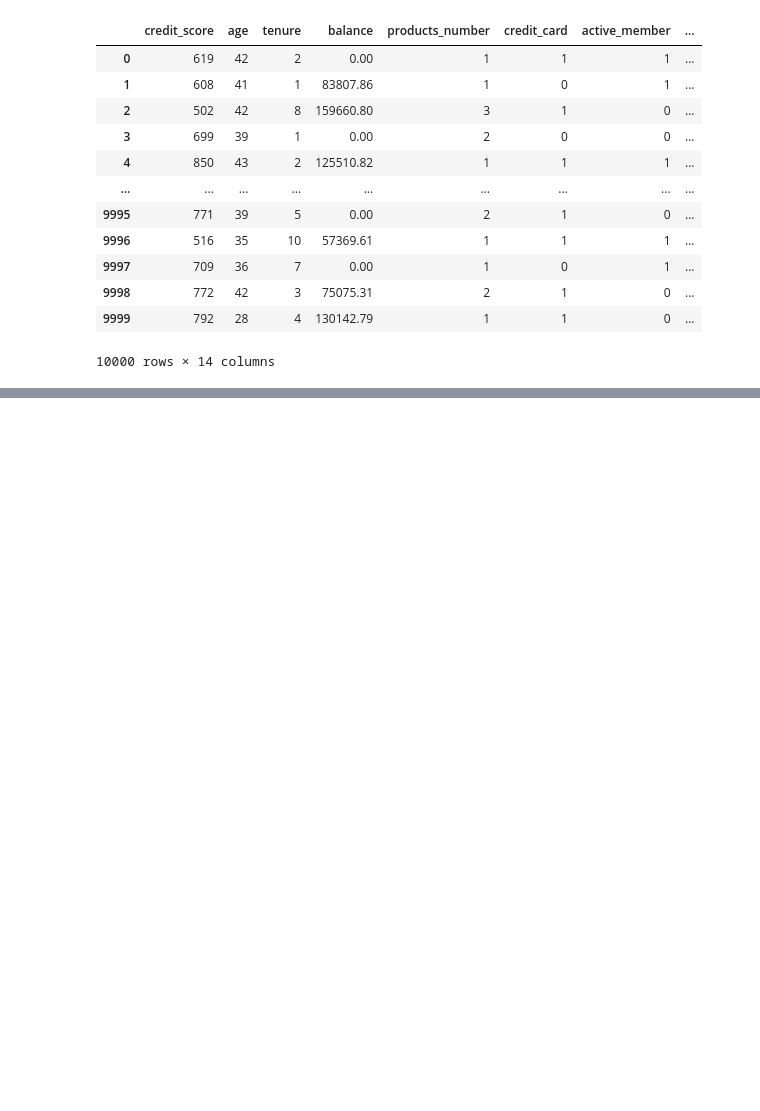
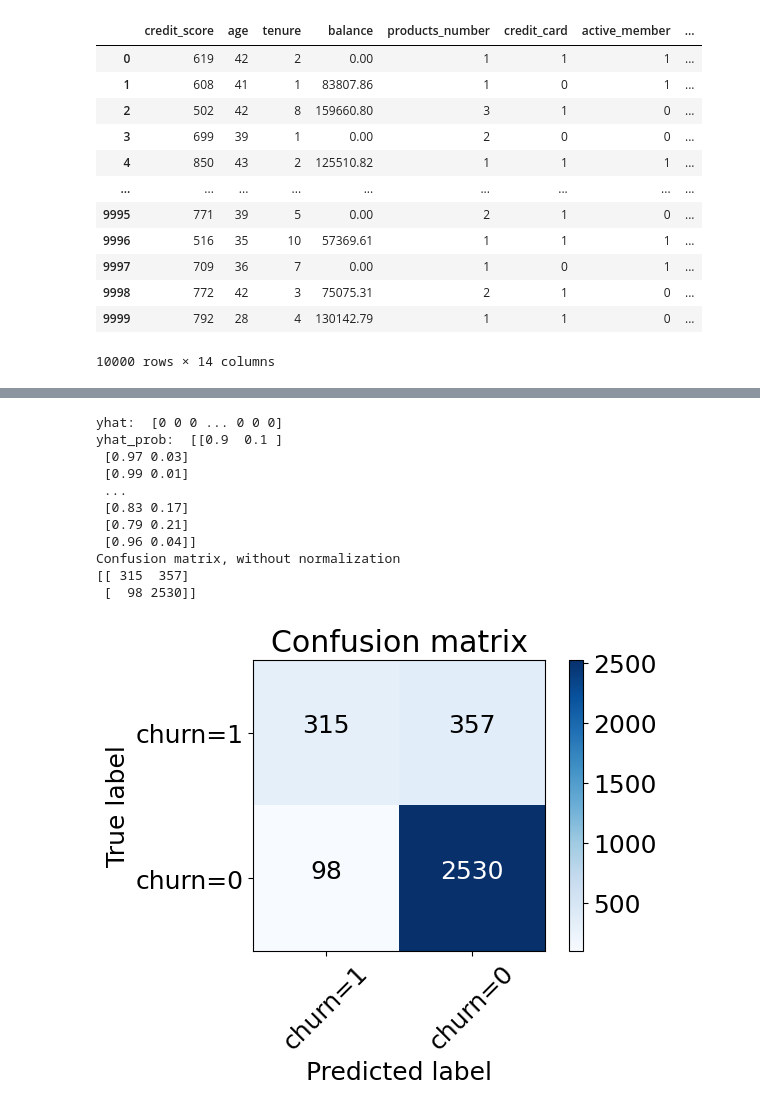
Before and after one commit to stephenlyons18/CECS456-Machine-Learning, a Jupyter notebook: bank_churn.ipynb, the cells around one changed output, grey strips where cells are left out. Saved outputs shown, nothing was run; the diff lists cells and outputs as text; code cells hidden in the pictures; blank space fills up the shorter version.

```diff
--- a/bank_churn.ipynb
+++ b/bank_churn.ipynb
@@ -314,0 +481,29 @@ ValueError: Found input variables with inconsistent numbers of samples: [6700, 3
+# %%
+y_pred_rf=rnd_clf.predict(test_data)
+
+y_pred_rf_prob=rnd_clf.predict_proba(test_data)
+
+# print yhat and yhat_prob with labels
+print("yhat: ", y_pred_rf)
+print("yhat_prob: ", y_pred_rf_prob)
+
+# Compute confusion matrix
+cnf_matrix = confusion_matrix(test_labels, y_pred_rf, labels=[1,0])
+np.set_printoptions(precision=2)
+
+# Plot non-normalized confusion matrix
+plt.figure()
+plot_confusion_matrix(cnf_matrix, classes=['churn=1','churn=0'],normalize= False,  title='Confusion matrix')
+# %% [output]
+yhat:  [0 0 0 ... 0 0 0]
+yhat_prob:  [[0.9  0.1 ]
+ [0.97 0.03]
+ [0.99 0.01]
+ ...
+ [0.83 0.17]
+ [0.79 0.21]
+ [0.96 0.04]]
+Confusion matrix, without normalization
+[[ 315  357]
+ [  98 2530]]
+[figure, added]
```
Also changed, not shown: parts of 15 cells of this notebook, 2 other files.
